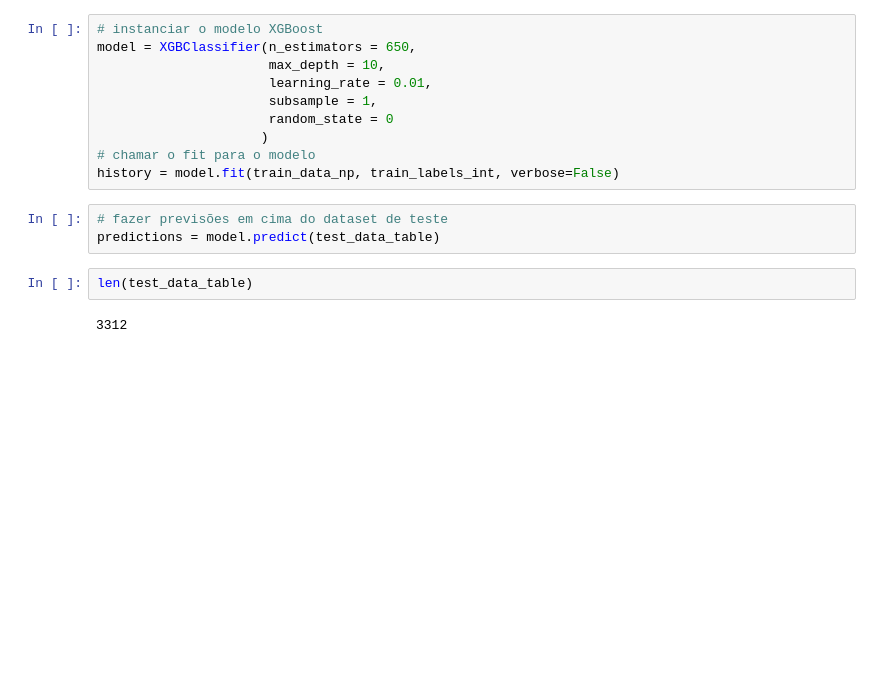
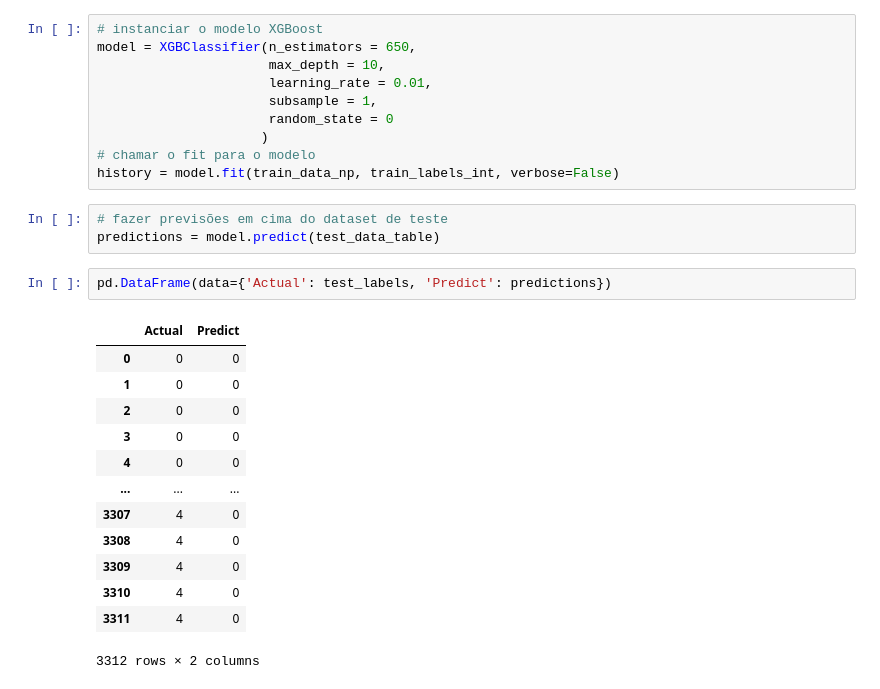
Before and after one commit to dannielHCVieira/PAI_ArthritisDetection, a Jupyter notebook: jupyter/train_model_svm.ipynb, the cells around one changed output. Saved outputs shown, nothing was run; the diff lists cells and outputs as text; blank space fills up the shorter version.

```diff
--- a/jupyter/train_model_svm.ipynb
+++ b/jupyter/train_model_svm.ipynb
@@ -325,7 +354,19 @@ history = model.fit(train_data_np, train_labels_int, verbose=False)
 # %%
 # fazer previsões em cima do dataset de teste
 predictions = model.predict(test_data_table)
-# %%
-len(test_data_table)
-# %% [output]
-3312
+# %%
+pd.DataFrame(data={'Actual': test_labels, 'Predict': predictions})
+# %% [output]
+|  | Actual | Predict |
+| 0 | 0 | 0 |
+| 1 | 0 | 0 |
+| 2 | 0 | 0 |
+| 3 | 0 | 0 |
+| 4 | 0 | 0 |
+| ... | ... | ... |
+| 3307 | 4 | 0 |
+| 3308 | 4 | 0 |
+| 3309 | 4 | 0 |
+| 3310 | 4 | 0 |
+| 3311 | 4 | 0 |
+3312 rows × 2 columns
```
Also changed, not shown: parts of 17 cells of this notebook.
